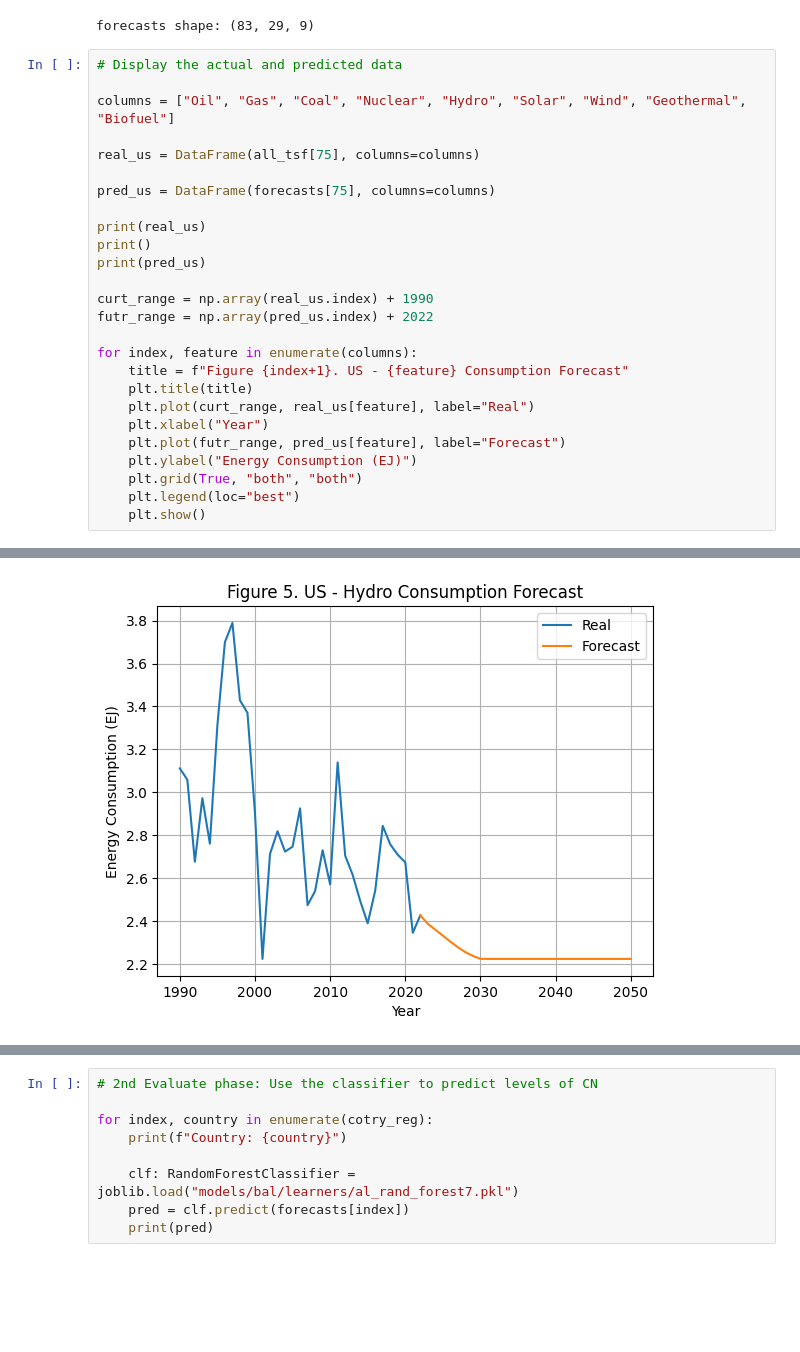
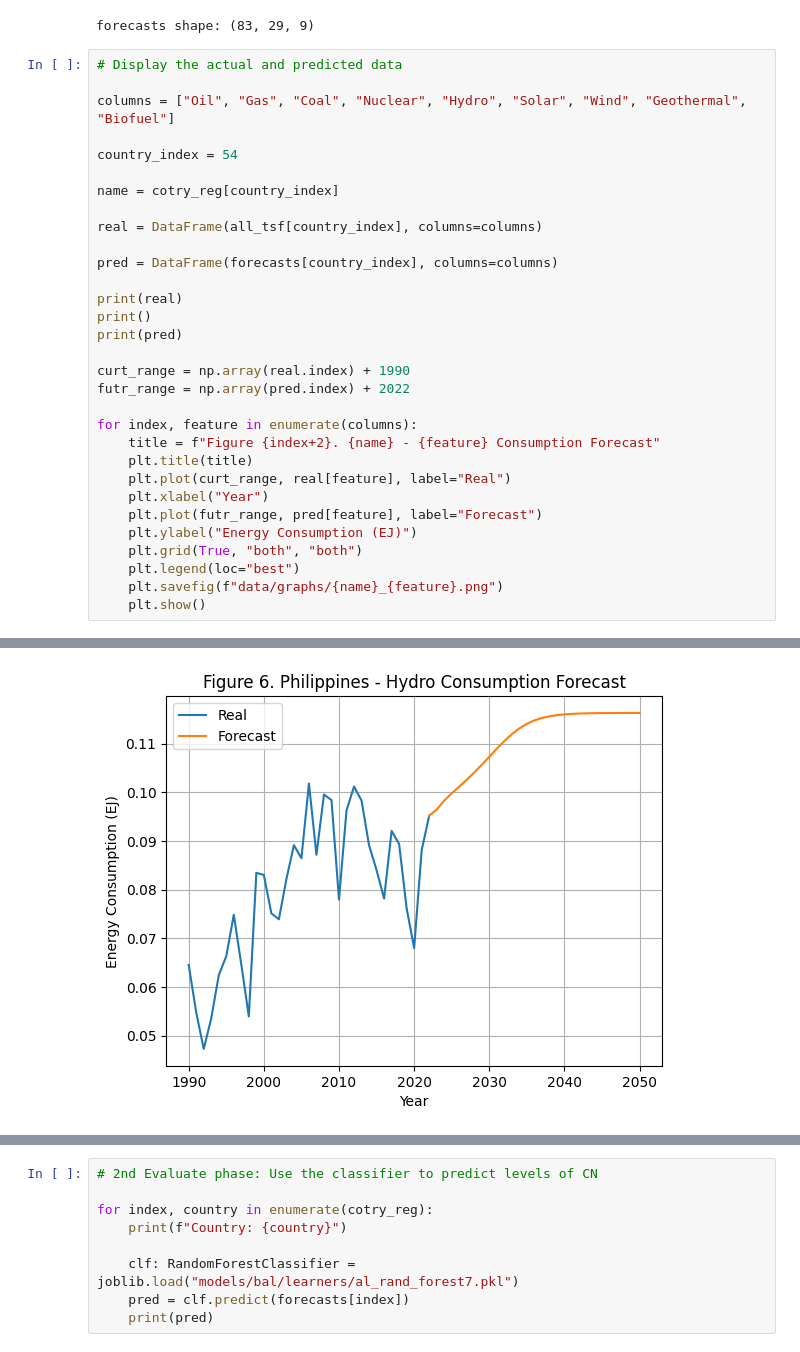
Before and after one commit to AndreLeEEEEEE/BDS-Final-Project, a Jupyter notebook: main.ipynb, the cells around one changed output, grey strips where cells are left out. Saved outputs shown, nothing was run; the diff lists cells and outputs as text; blank space fills up the shorter version.

Commit message:
Generalize graph printing
Save some graphs as .png

```diff
--- a/main.ipynb
+++ b/main.ipynb
@@ -925,25 +925,30 @@ forecasts shape: (83, 29, 9)
 
 columns = ["Oil", "Gas", "Coal", "Nuclear", "Hydro", "Solar", "Wind", "Geothermal", "Biofuel"]
 
-real_us = DataFrame(all_tsf[75], columns=columns)
+country_index = 54
 
-pred_us = DataFrame(forecasts[75], columns=columns)
+name = cotry_reg[country_index]
 
-print(real_us)
+real = DataFrame(all_tsf[country_index], columns=columns)
+
+pred = DataFrame(forecasts[country_index], columns=columns)
+
+print(real)
 print()
-print(pred_us)
+print(pred)
 
-curt_range = np.array(real_us.index) + 1990
-futr_range = np.array(pred_us.index) + 2022
+curt_range = np.array(real.index) + 1990
+futr_range = np.array(pred.index) + 2022
 
 for index, feature in enumerate(columns):
-    title = f"Figure {index+1}. US - {feature} Consumption Forecast"
+    title = f"Figure {index+2}. {name} - {feature} Consumption Forecast"
     plt.title(title)
-    plt.plot(curt_range, real_us[feature], label="Real")
+    plt.plot(curt_range, real[feature], label="Real")
     plt.xlabel("Year")
-    plt.plot(futr_range, pred_us[feature], label="Forecast")
+    plt.plot(futr_range, pred[feature], label="Forecast")
     plt.ylabel("Energy Consumption (EJ)")
     plt.grid(True, "both", "both")
     plt.legend(loc="best")
+    plt.savefig(f"data/graphs/{name}_{feature}.png")
     plt.show()
 # %% [output]
@@ -971 +976 @@ for index, feature in enumerate(columns):
-[figure, old version]
+[figure, new version]
```
Also changed, not shown: parts of 1 cell of this notebook, 36 other files.
